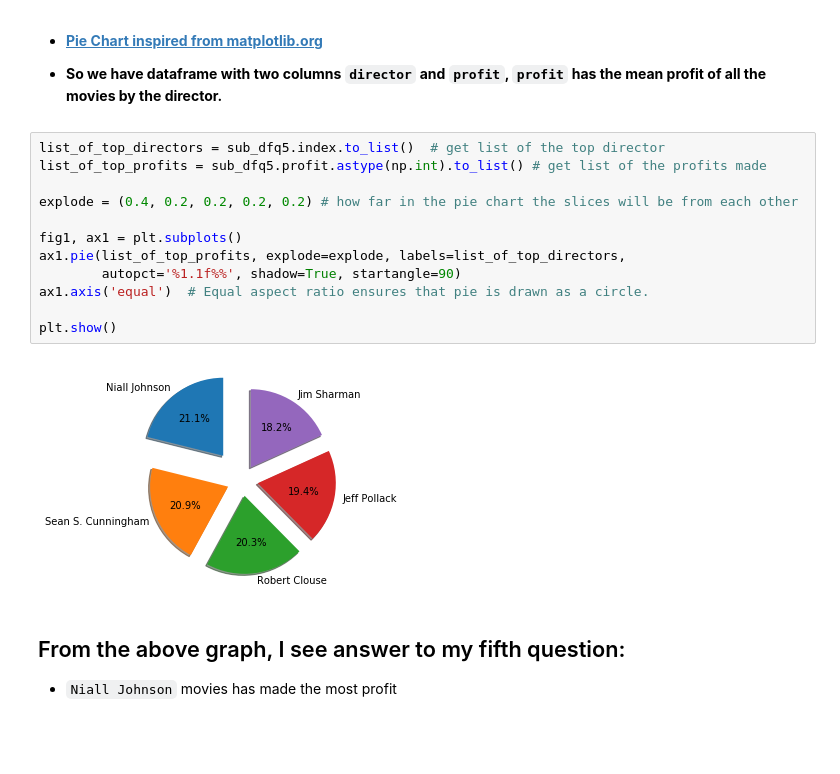
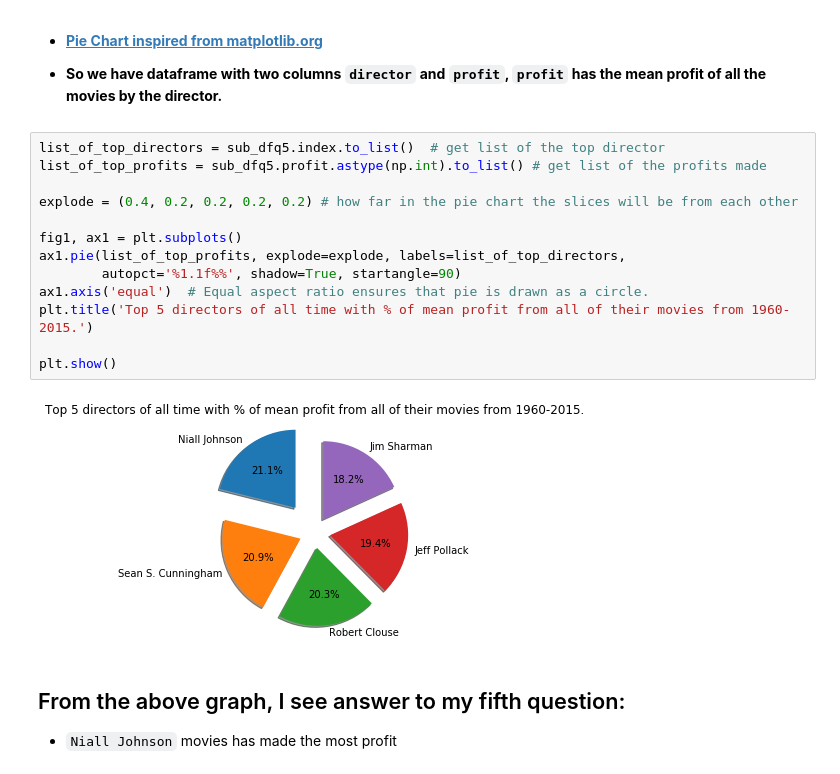
Before and after one commit to anandsimer/udacity-proj-2, a Jupyter notebook: movies_dataset_analysis.ipynb, the cells around one changed output. Drawn from its saved outputs; the diff is of its cells as text; blank space fills up the shorter version.

```diff
--- a/movies_dataset_analysis.ipynb
+++ b/movies_dataset_analysis.ipynb
@@ -622,17 +625,18 @@ sub_dfq5 = dfq5.nlargest(5,['profit'])
 # %%
 list_of_top_directors = sub_dfq5.index.to_list()  # get list of the top director
 list_of_top_profits = sub_dfq5.profit.astype(np.int).to_list() # get list of the profits made
 
 explode = (0.4, 0.2, 0.2, 0.2, 0.2) # how far in the pie chart the slices will be from each other
 
 fig1, ax1 = plt.subplots()
 ax1.pie(list_of_top_profits, explode=explode, labels=list_of_top_directors,
         autopct='%1.1f%%', shadow=True, startangle=90)
 ax1.axis('equal')  # Equal aspect ratio ensures that pie is drawn as a circle.
+plt.title('Top 5 directors of all time with % of mean profit from all of their movies from 1960-2015.')
 
 plt.show()
 # %% [output]
-[figure, old version]
+[figure, new version]
 # %% [markdown]
 ## From the above graph, I see answer to my fifth question:
  - `Niall Johnson` movies has made the most profit
```
Also changed, not shown: parts of 3 cells of this notebook.
